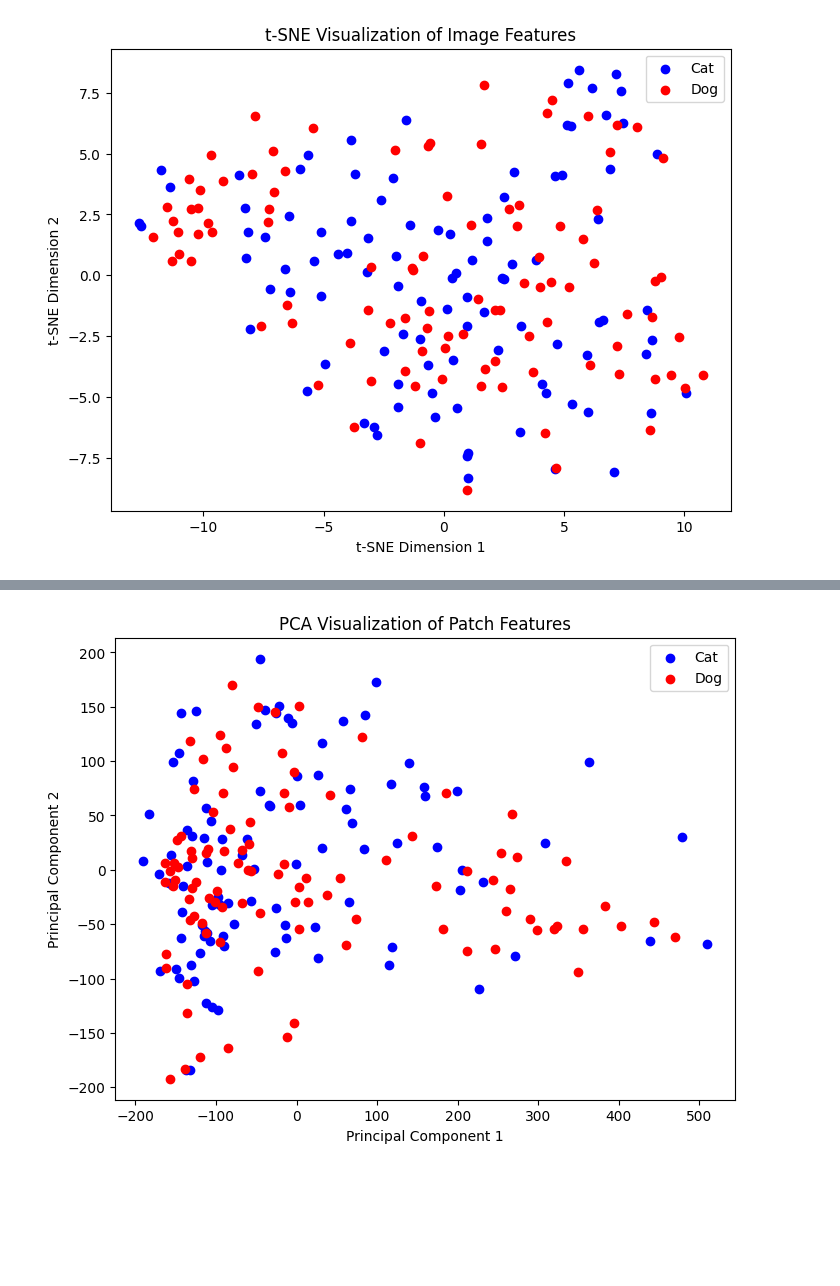
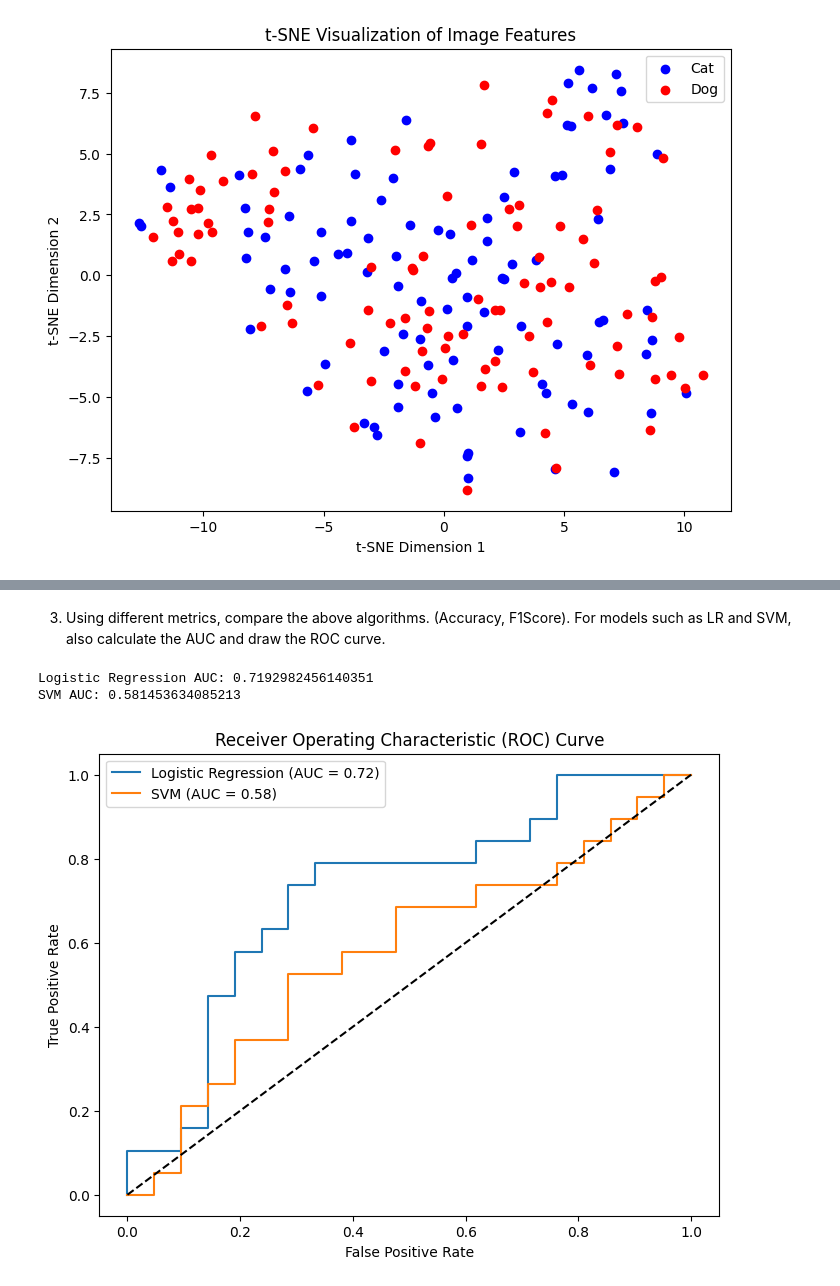
Before and after one commit to mariamzhamakochyan/DINOv2-Image-Analysis-and-Classification, a Jupyter notebook: Untitled1.ipynb, the cells around one changed output, grey strips where cells are left out. Drawn from its saved outputs; the diff is of its cells as text; code cells hidden in the pictures; blank space fills up the shorter version.

```diff
--- a/Untitled1.ipynb
+++ b/Untitled1.ipynb
@@ -214,35 +188,32 @@ plt.show()
-# %%
-# Reproduce DINov2 article results using patch features and PCA
-
-def get_patch_features(model, images):
-    model.eval()
-    features = []
-    with torch.no_grad():
-        tokens = model.patch_embed(images)
-        for i, blk in enumerate(model.blocks):
-            tokens = blk(tokens)
-        tokens = model.norm(tokens)
-        patch_features = tokens[:, 1:, :]
-        patch_features = patch_features.reshape(patch_features.shape[0], -1)
-        features.append(patch_features)
-    features = torch.cat(features, dim=0)
-    return features.detach().numpy()
-
-# Get patch features
-patch_features = get_patch_features(model, images)
-
-# Apply PCA for dimensionality reduction
-patch_pca = PCA(n_components=2)
-patch_features_pca = patch_pca.fit_transform(patch_features)
-
-# Scatter plot for patch features
-plt.figure(figsize=(8, 6))
-plt.scatter(patch_features_pca[labels == 0, 0], patch_features_pca[labels == 0, 1], c='blue', label='Cat')
-plt.scatter(patch_features_pca[labels == 1, 0], patch_features_pca[labels == 1, 1], c='red', label='Dog')
-plt.xlabel('Principal Component 1')
-plt.ylabel('Principal Component 2')
-plt.title('PCA Visualization of Patch Features')
-plt.legend()
-plt.show()
-# %% [output]
-[figure, removed]
+# %% [markdown]
+3. Using different metrics, compare the above algorithms. (Accuracy, F1Score). For models such as LR and SVM, also calculate the AUC and draw the ROC curve.
+# %%
+
+# Calculate AUC and draw ROC curve for Logistic Regression
+lr_probs = lr.predict_proba(X_test)[:, 1]
+lr_auc = roc_auc_score(y_test, lr_probs)
+lr_fpr, lr_tpr, _ = roc_curve(y_test, lr_probs)
+
+# Calculate AUC and draw ROC curve for SVM
+svm_probs = svm.decision_function(X_test)
+svm_auc = roc_auc_score(y_test, svm_probs)
+svm_fpr, svm_tpr, _ = roc_curve(y_test, svm_probs)
+
+# Print the AUC scores
+print("Logistic Regression AUC:", lr_auc)
+print("SVM AUC:", svm_auc)
+
+# Plot the ROC curves
+plt.figure(figsize=(8, 6))
+plt.plot(lr_fpr, lr_tpr, label='Logistic Regression (AUC = {:.2f})'.format(lr_auc))
+plt.plot(svm_fpr, svm_tpr, label='SVM (AUC = {:.2f})'.format(svm_auc))
+plt.plot([0, 1], [0, 1], 'k--')
+plt.xlabel('False Positive Rate')
+plt.ylabel('True Positive Rate')
+plt.title('Receiver Operating Characteristic (ROC) Curve')
+plt.legend()
+plt.show()
+# %% [output]
+Logistic Regression AUC: 0.7192982456140351
+SVM AUC: 0.581453634085213
+[figure, added]
```
Also changed, not shown: parts of 12 cells of this notebook.
